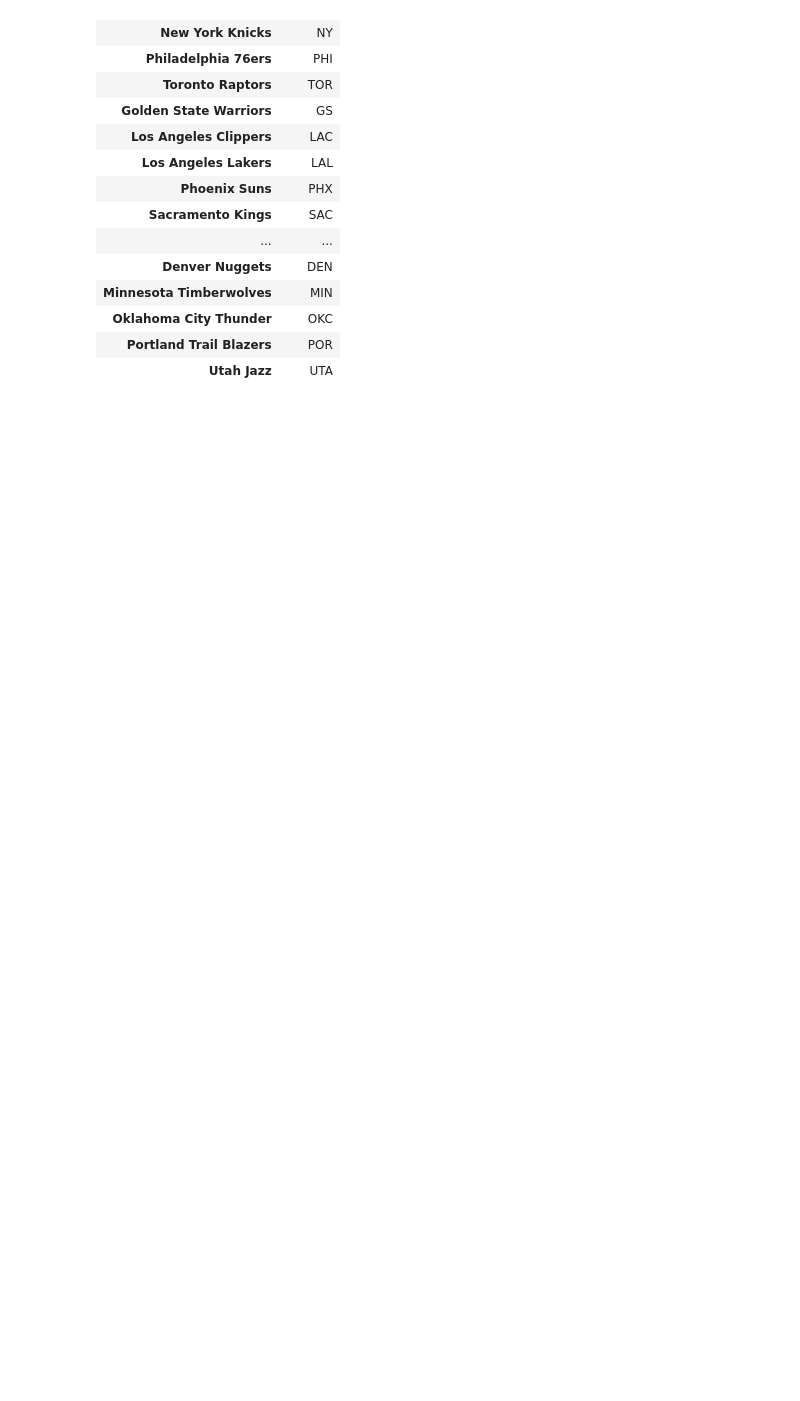
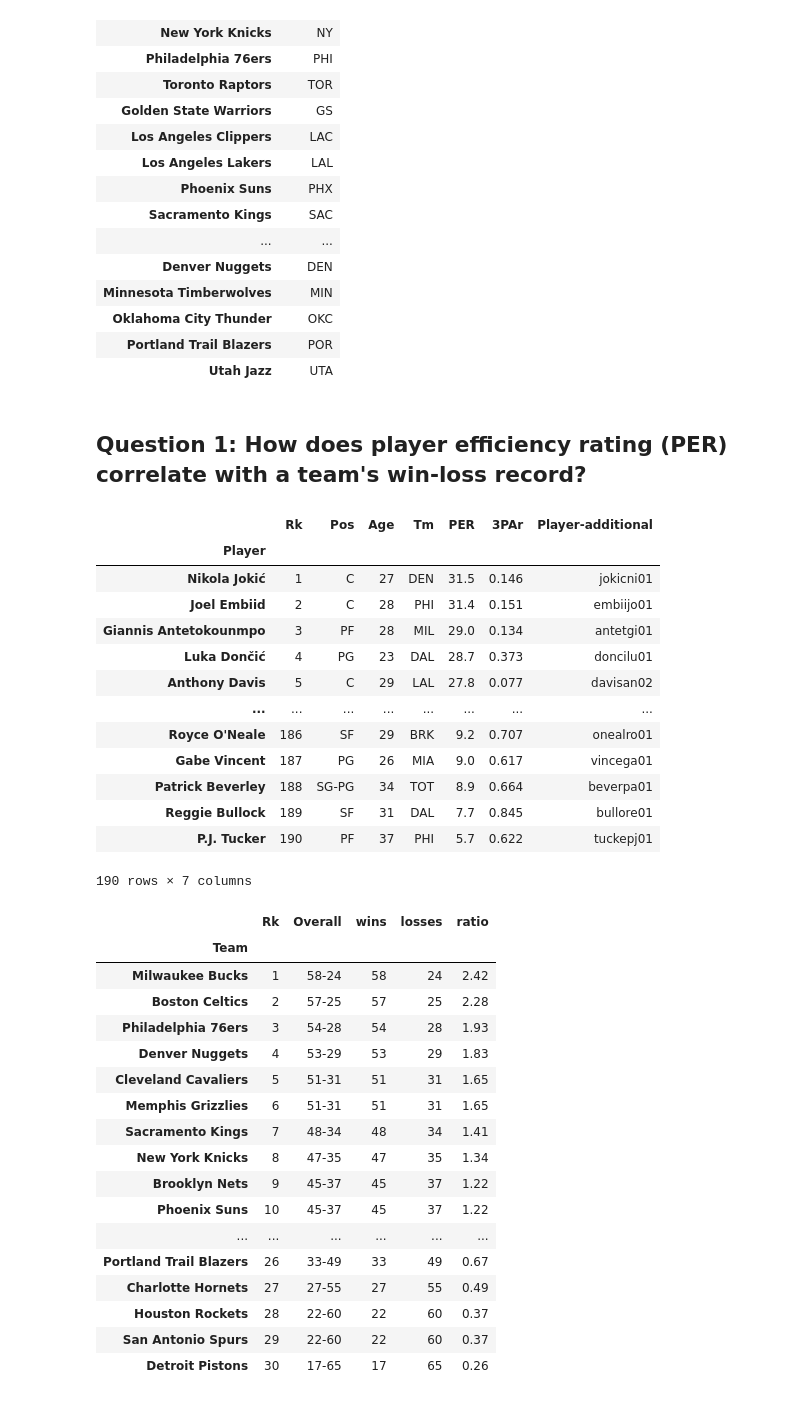
Before and after one commit to lynathaniel/cse163-project, a Jupyter notebook: basketball.ipynb, the cells around one changed output. Drawn from its saved outputs; the diff is of its cells as text; code cells hidden in the pictures; blank space fills up the shorter version.

Commit message:
Worked on first research question Co-authored-by: lynathaniel <lynathaniel@users.noreply.github.com>

```diff
--- a/basketball.ipynb
+++ b/basketball.ipynb
@@ -106,3 +109,47 @@ abbreviations
 | Oklahoma City Thunder | OKC |
 | Portland Trail Blazers | POR |
 | Utah Jazz | UTA |
+# %% [markdown]
+## Question 1: How does player efficiency rating (PER) correlate with a team's win-loss record?
+# %%
+model = LinearRegression()
+display(per)
+just_per = per["PER"]
+
+teams[["wins", "losses"]] = teams["Overall"].str.split("-", expand=True).astype(int)
+teams["ratio"] = round((teams["wins"] / teams["losses"]),2)
+teams
+# model.fit(just_per, )
+# %% [output]
+|  | Rk | Pos | Age | Tm | PER | 3PAr | Player-additional |
+| Player |  |  |  |  |  |  |  |
+| Nikola Jokić | 1 | C | 27 | DEN | 31.5 | 0.146 | jokicni01 |
+| Joel Embiid | 2 | C | 28 | PHI | 31.4 | 0.151 | embiijo01 |
+| Giannis Antetokounmpo | 3 | PF | 28 | MIL | 29.0 | 0.134 | antetgi01 |
+| Luka Dončić | 4 | PG | 23 | DAL | 28.7 | 0.373 | doncilu01 |
+| Anthony Davis | 5 | C | 29 | LAL | 27.8 | 0.077 | davisan02 |
+| ... | ... | ... | ... | ... | ... | ... | ... |
+| Royce O'Neale | 186 | SF | 29 | BRK | 9.2 | 0.707 | onealro01 |
+| Gabe Vincent | 187 | PG | 26 | MIA | 9.0 | 0.617 | vincega01 |
+| Patrick Beverley | 188 | SG-PG | 34 | TOT | 8.9 | 0.664 | beverpa01 |
+| Reggie Bullock | 189 | SF | 31 | DAL | 7.7 | 0.845 | bullore01 |
+| P.J. Tucker | 190 | PF | 37 | PHI | 5.7 | 0.622 | tuckepj01 |
+190 rows × 7 columns
+|  | Rk | Overall | wins | losses | ratio |
+| Team |  |  |  |  |  |
+| Milwaukee Bucks | 1 | 58-24 | 58 | 24 | 2.42 |
+| Boston Celtics | 2 | 57-25 | 57 | 25 | 2.28 |
+| Philadelphia 76ers | 3 | 54-28 | 54 | 28 | 1.93 |
+| Denver Nuggets | 4 | 53-29 | 53 | 29 | 1.83 |
+| Cleveland Cavaliers | 5 | 51-31 | 51 | 31 | 1.65 |
+| Memphis Grizzlies | 6 | 51-31 | 51 | 31 | 1.65 |
+| Sacramento Kings | 7 | 48-34 | 48 | 34 | 1.41 |
+| New York Knicks | 8 | 47-35 | 47 | 35 | 1.34 |
+| Brooklyn Nets | 9 | 45-37 | 45 | 37 | 1.22 |
+| Phoenix Suns | 10 | 45-37 | 45 | 37 | 1.22 |
+| ... | ... | ... | ... | ... | ... |
+| Portland Trail Blazers | 26 | 33-49 | 33 | 49 | 0.67 |
+| Charlotte Hornets | 27 | 27-55 | 27 | 55 | 0.49 |
+| Houston Rockets | 28 | 22-60 | 22 | 60 | 0.37 |
+| San Antonio Spurs | 29 | 22-60 | 22 | 60 | 0.37 |
+| Detroit Pistons | 30 | 17-65 | 17 | 65 | 0.26 |
```
Also changed, not shown: parts of 3 cells of this notebook.
